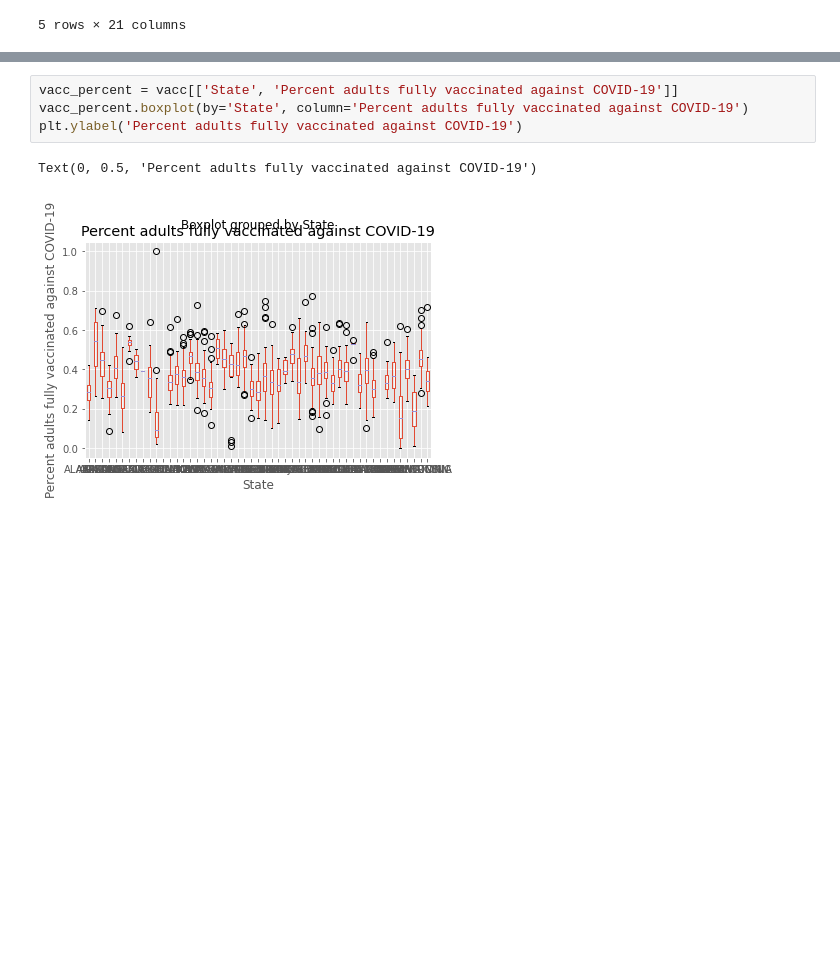
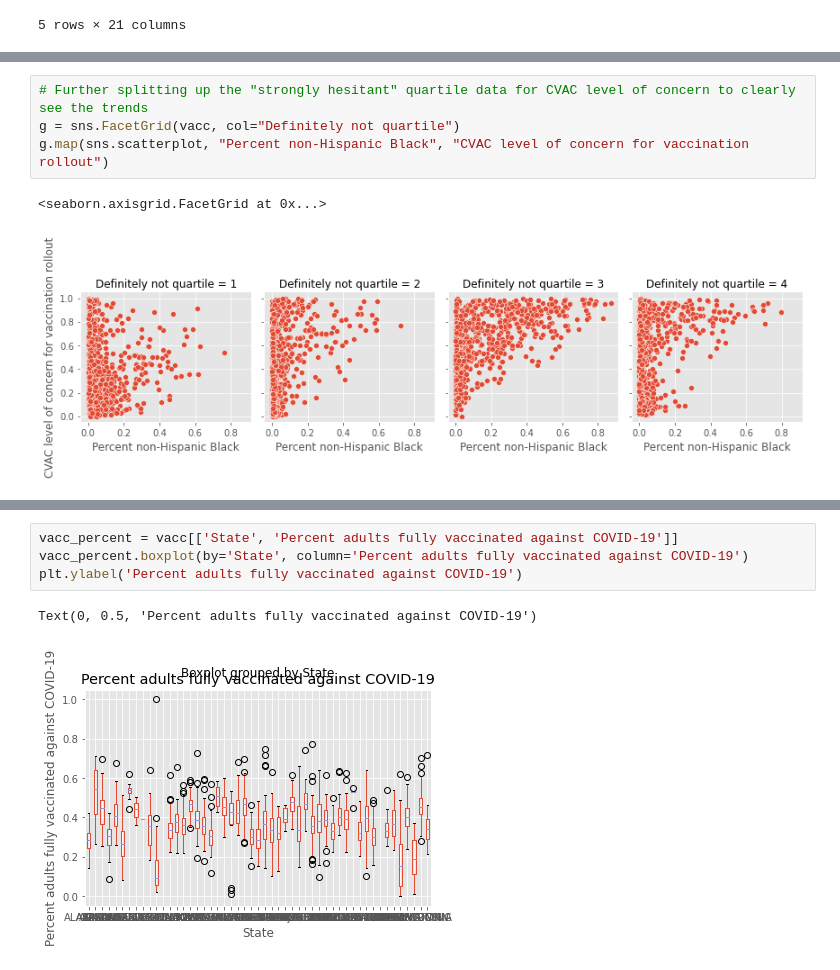
Before and after one commit to ireenab/Vaccine_Hesitancy_DAP_ProjectI, a Jupyter notebook: vacc_hesit.ipynb, the cells around one changed output, grey strips where cells are left out. Saved outputs shown, nothing was run; the diff lists cells and outputs as text; blank space fills up the shorter version.

```diff
--- a/vacc_hesit.ipynb
+++ b/vacc_hesit.ipynb
@@ -86,0 +85,7 @@ vacc.groupby('State')['Percent adults fully vaccinated against COVID-19'].median
+# %%
+# Further splitting up the "strongly hesitant" quartile data for CVAC level of concern to clearly see the trends
+g = sns.FacetGrid(vacc, col="Definitely not quartile")
+g.map(sns.scatterplot, "Percent non-Hispanic Black", "CVAC level of concern for vaccination rollout")
+# %% [output]
+<seaborn.axisgrid.FacetGrid at 0x...>
+[figure, added]
```
Also changed, not shown: parts of 72 cells of this notebook.
